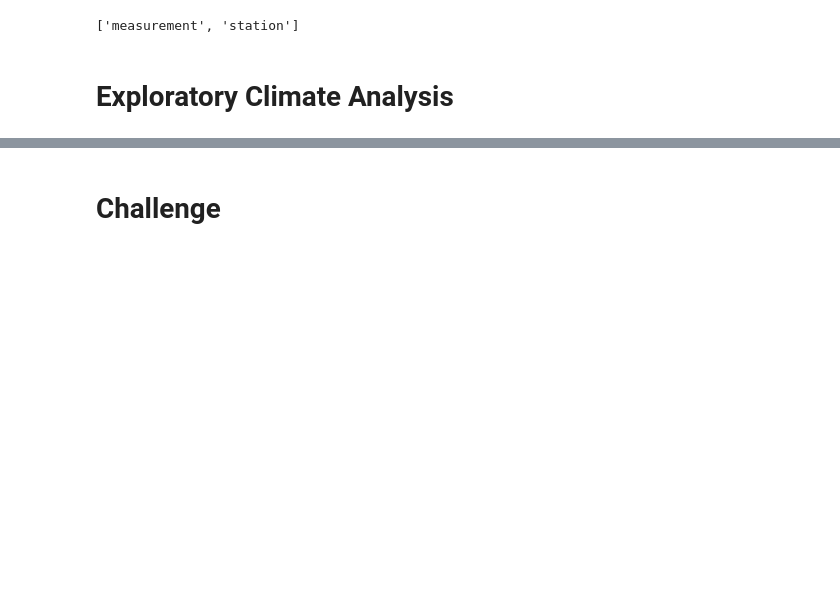
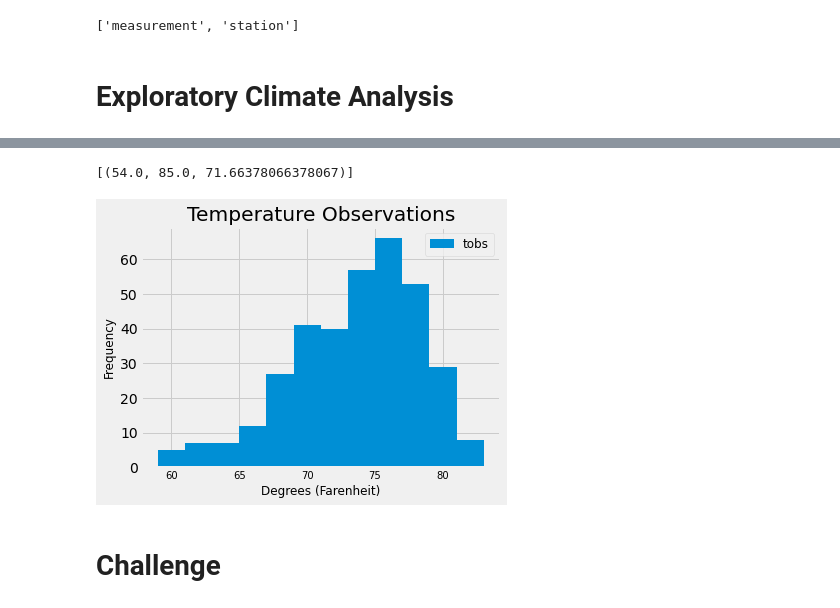
Before and after one commit to pascalegeday/Surf_Weather_Analysis, a Jupyter notebook: climate_analysis.ipynb, the cells around one changed output, grey strips where cells are left out. Drawn from its saved outputs; the diff is of its cells as text; code cells hidden in the pictures; blank space fills up the shorter version.

Commit message:
Upload Weather Station Analysis

```diff
--- a/climate_analysis.ipynb
+++ b/climate_analysis.ipynb
@@ -86,9 +110,30 @@ for result in results:
 # %%
 # Using the station id from the previous query, calculate the lowest temperature recorded,
 # highest temperature recorded, and average temperature most active station?
+
+session.query(func.min(Measurement.tobs), func.max(Measurement.tobs), func.avg(Measurement.tobs)).\
+    filter(Measurement.station == 'USC00519281').all()
+# %% [output]
+[(54.0, 85.0, 71.66378066378067)]
 # %%
 # Choose the station with the highest number of temperature observations.
 # Query the last 12 months of temperature observation data for this station and plot the results as a histogram
+df = pd.DataFrame(session.query(Measurement.tobs).\
+    filter(Measurement.station == 'USC00519281').\
+    filter(Measurement.date >= prev_year).all(), columns=['tobs'])
+#Convert to DataFrame & Remove Index
+#print(df.to_string(index=False))
+
+#Plot Temp Observations
+df.plot.hist(bins=12)
+plt.tight_layout()
+plt.title(f"Temperature Observations")
+plt.ylabel("Frequency", fontsize="12")
+plt.xlabel("Degrees (Farenheit)", fontsize="12")
+plt.xticks(fontsize="10")
+lgnd = plt.legend(fontsize="12", mode="Expanded", loc="best")
+# %% [output]
+[figure, added]
 # %%
 # Write a function called `calc_temps` that will accept start date and end date in the format '%Y-%m-%d'
 # and return the minimum, average, and maximum temperatures for that range of dates
```
Also changed, not shown: parts of 5 cells of this notebook.
